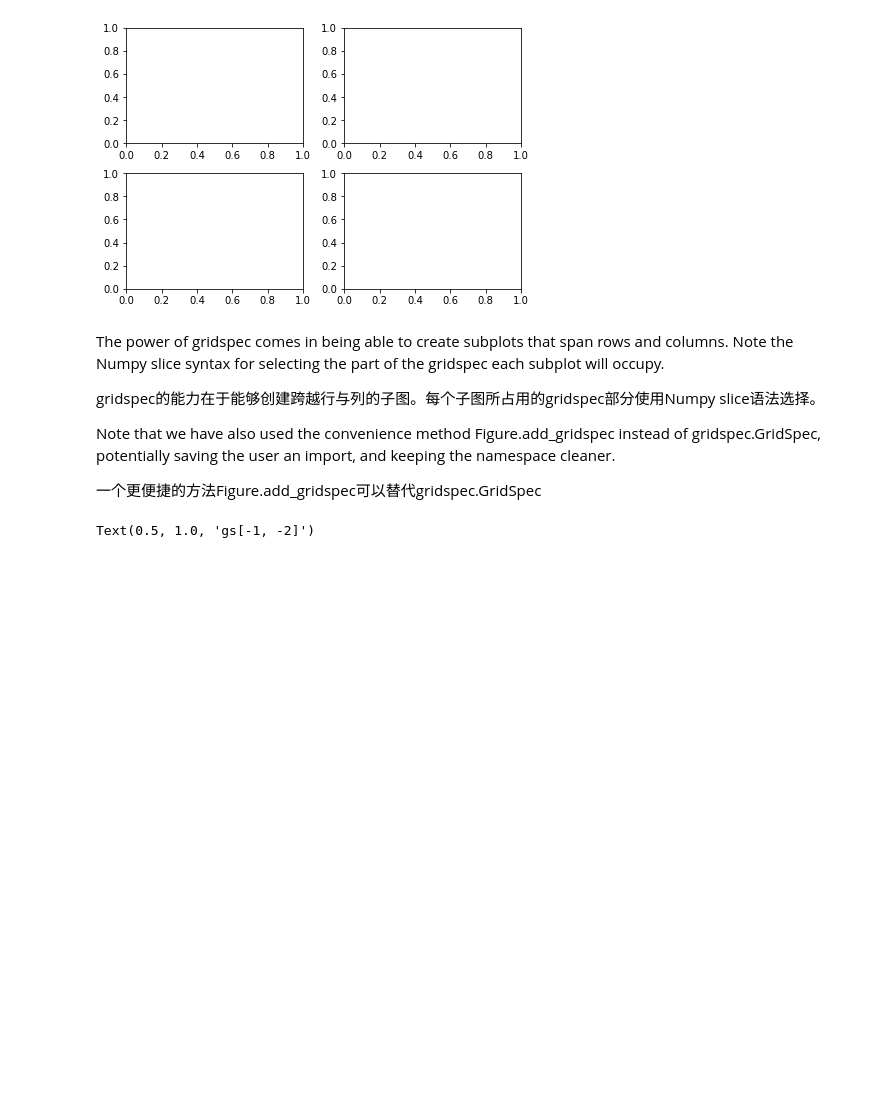
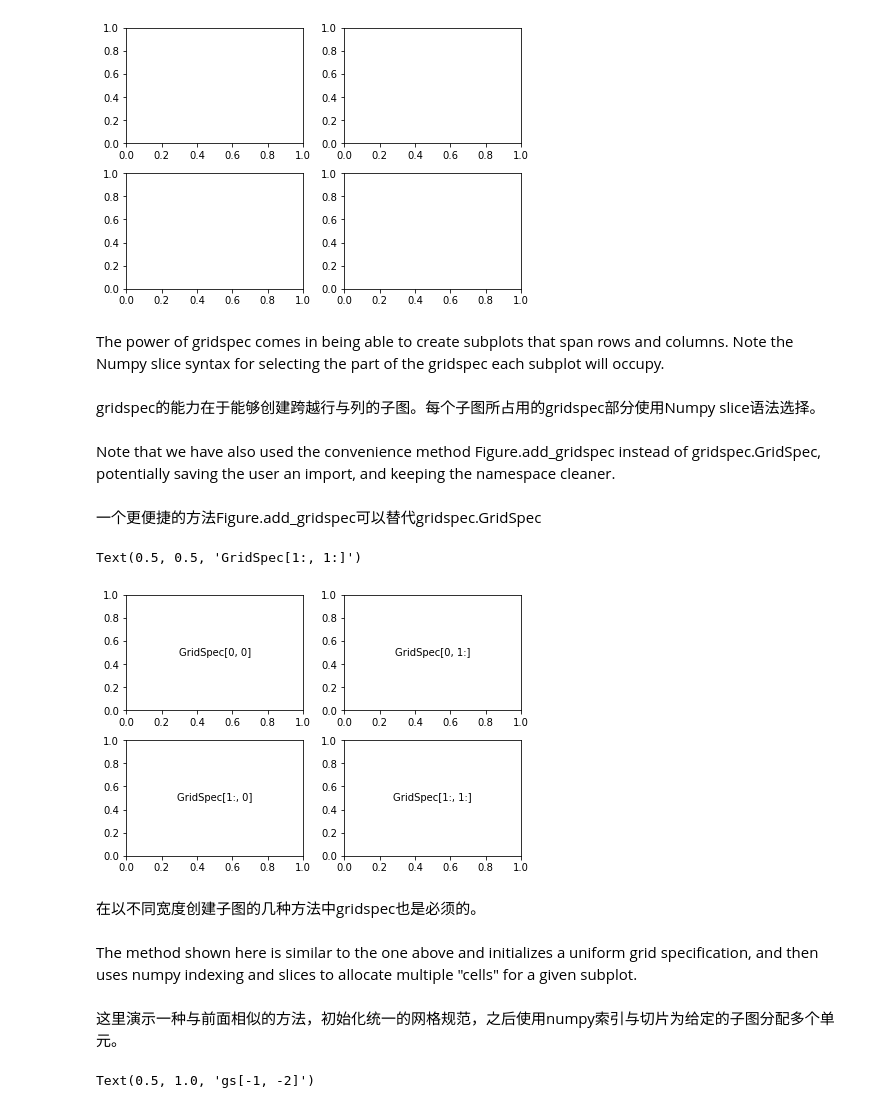
Before and after one commit to darkeggler/data_visualization_notebooks, a Jupyter notebook: matplotlib_tutorials_10.ipynb, the cells around one changed output. Drawn from its saved outputs; the diff is of its cells as text; code cells hidden in the pictures; blank space fills up the shorter version.

```diff
--- a/matplotlib_tutorials_10.ipynb
+++ b/matplotlib_tutorials_10.ipynb
@@ -47,12 +50,32 @@ f2_ax4 = fig2.add_subplot(spec2[1, 1])
 [figure]
 # %% [markdown]
 The power of gridspec comes in being able to create subplots that span rows and columns. Note the Numpy slice syntax for selecting the part of the gridspec each subplot will occupy.
-
-gridspec的能力在于能够创建跨越行与列的子图。每个子图所占用的gridspec部分使用Numpy slice语法选择。
-
-Note that we have also used the convenience method Figure.add_gridspec instead of gridspec.GridSpec, potentially saving the user an import, and keeping the namespace cleaner.
-
-一个更便捷的方法Figure.add_gridspec可以替代gridspec.GridSpec
+# %% [markdown]
+gridspec的能力在于能够创建跨越行与列的子图。每个子图所占用的gridspec部分使用Numpy slice语法选择。
+# %% [markdown]
+Note that we have also used the convenience method Figure.add_gridspec instead of gridspec.GridSpec, potentially saving the user an import, and keeping the namespace cleaner.
+# %% [markdown]
+一个更便捷的方法Figure.add_gridspec可以替代gridspec.GridSpec
+# %%
+fig4 = plt.figure(constrained_layout=True)
+spec4 = fig4.add_gridspec(ncols=2, nrows=2)
+anno_opts = dict(xy=(0.5, 0.5), xycoords='axes fraction',
+                 va='center', ha='center')
+
+f4_ax1 = fig4.add_subplot(spec4[0, 0])
+f4_ax1.annotate('GridSpec[0, 0]', **anno_opts)
+fig4.add_subplot(spec4[0, 1]).annotate('GridSpec[0, 1:]', **anno_opts)
+fig4.add_subplot(spec4[1, 0]).annotate('GridSpec[1:, 0]', **anno_opts)
+fig4.add_subplot(spec4[1, 1]).annotate('GridSpec[1:, 1:]', **anno_opts)
+# %% [output]
+Text(0.5, 0.5, 'GridSpec[1:, 1:]')
+[figure, added]
+# %% [markdown]
+在以不同宽度创建子图的几种方法中gridspec也是必须的。
+# %% [markdown]
+The method shown here is similar to the one above and initializes a uniform grid specification, and then uses numpy indexing and slices to allocate multiple "cells" for a given subplot.
+# %% [markdown]
+这里演示一种与前面相似的方法，初始化统一的网格规范，之后使用numpy索引与切片为给定的子图分配多个单元。
 # %%
 fig3 = plt.figure(constrained_layout=True)
 gs = fig3.add_gridspec(3, 3)
```
Also changed, not shown: parts of 16 cells of this notebook, 3 other files.
